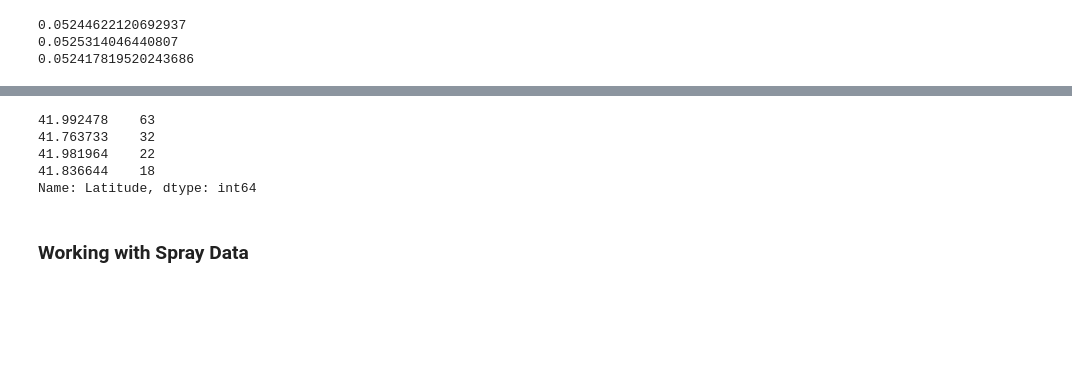
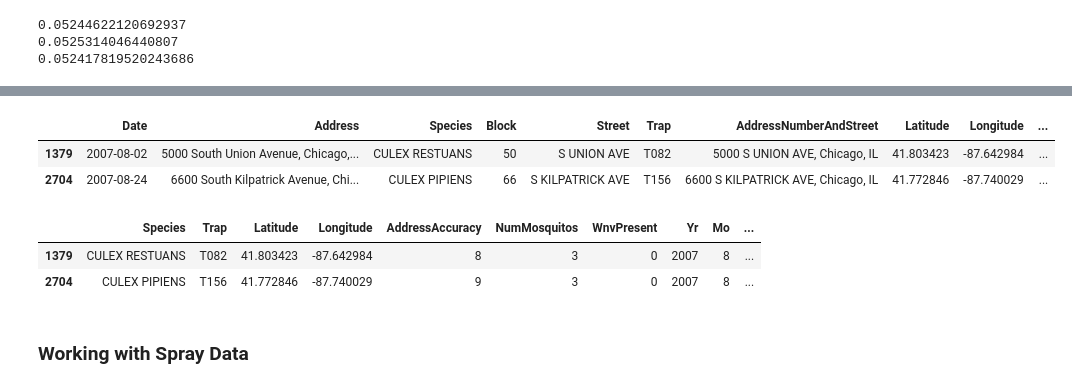
Before and after one commit to wipegup/WNVKaggle, a Jupyter notebook: Starter Code.ipynb, the cells around one changed output, grey strips where cells are left out. Cells and saved outputs as stored; diff of their text form; code cells hidden in the pictures; blank space fills up the shorter version.

```diff
--- a/Starter Code.ipynb
+++ b/Starter Code.ipynb
@@ -42,5 +42,19 @@ X_train = train[0]
 y_train = train[1]
 df = pd.concat([X_train, y_train], axis = 'columns')
 
-df = df.drop(['Address','Block','Street', 'AddressNumberAndStreet',], axis = 'columns')
-df['Date'] = pd.to_datetime(df['Date'])
+def buildTrapDict(data):
+    tDict = {}
+    for l in data.index:
+        #print(l)
+        trap = df.loc[l,'Trap']
+        add = df.loc[l, 'AddressNumberAndStreet']
+        lat = df.loc[l, 'Latitude']
+        long = df.loc[l, 'Longitude']
+
+        if trap not in tDict.keys():
+            tDict[trap] = [{'Address':add,
+                          'Latitude': lat,
+                          'Longitude': long}]
+    return tDict
+
+dct = buildTrapDict(df) ## Need to add in T035 and T009
@@ -106,8 +61,6 @@ dct = buildTrapDict(df) ## Need to add in T035 and T009
-# %%
-df[df['Trap'].isin(['T009','T035'])].Latitude.value_counts()
-# %% [output]
-41.992478    63
-41.763733    32
-41.981964    22
-41.836644    18
-Name: Latitude, dtype: int64
+# %%
+df.head(2)
+# %% [output]
+|  | Date | Address | Species | Block | Street | Trap | AddressNumberAndStreet | Latitude | Longitude | ... |
+| 1379 | 2007-08-02 | 5000 South Union Avenue, Chicago,... | CULEX RESTUANS | 50 | S UNION AVE | T082 | 5000 S UNION AVE, Chicago, IL | 41.803423 | -87.642984 | ... |
+| 2704 | 2007-08-24 | 6600 South Kilpatrick Avenue, Chi... | CULEX PIPIENS | 66 | S KILPATRICK AVE | T156 | 6600 S KILPATRICK AVE, Chicago, IL | 41.772846 | -87.740029 | ... |
@@ -114,3 +83,9 @@ Name: Latitude, dtype: int64
+# %%
+df.head(2)
+# %% [output]
+|  | Species | Trap | Latitude | Longitude | AddressAccuracy | NumMosquitos | WnvPresent | Yr | Mo | ... |
+| 1379 | CULEX RESTUANS | T082 | 41.803423 | -87.642984 | 8 | 3 | 0 | 2007 | 8 | ... |
+| 2704 | CULEX PIPIENS | T156 | 41.772846 | -87.740029 | 9 | 3 | 0 | 2007 | 8 | ... |
 # %% [markdown]
 ### Working with Spray Data
 # %% [markdown]
```
Also changed, not shown: parts of 9 cells of this notebook, 1 other file.
